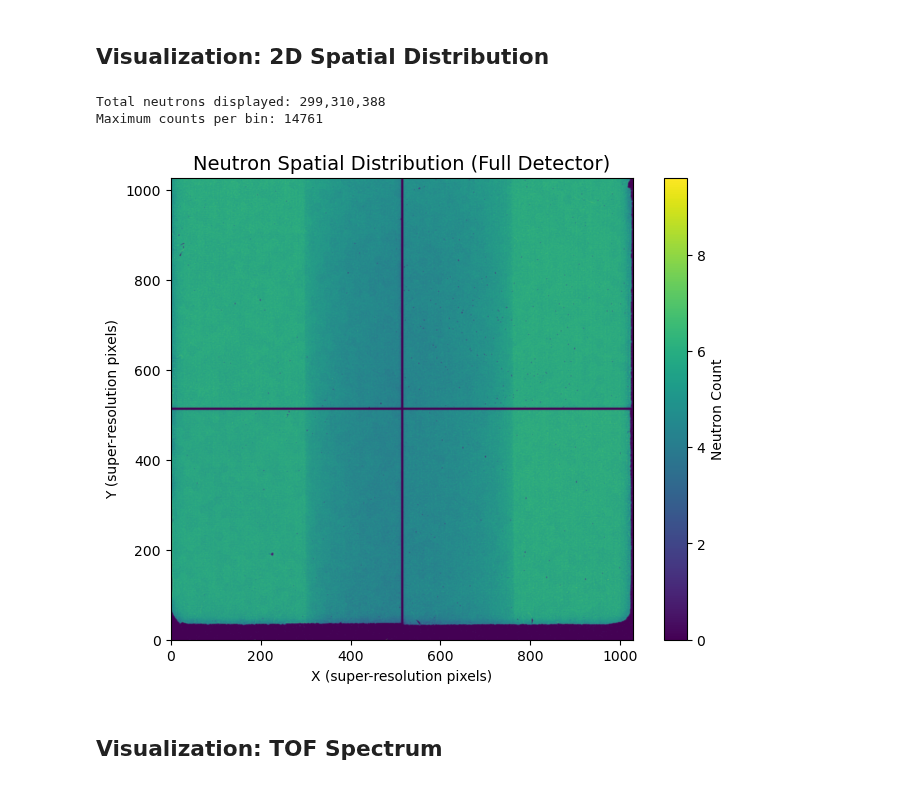
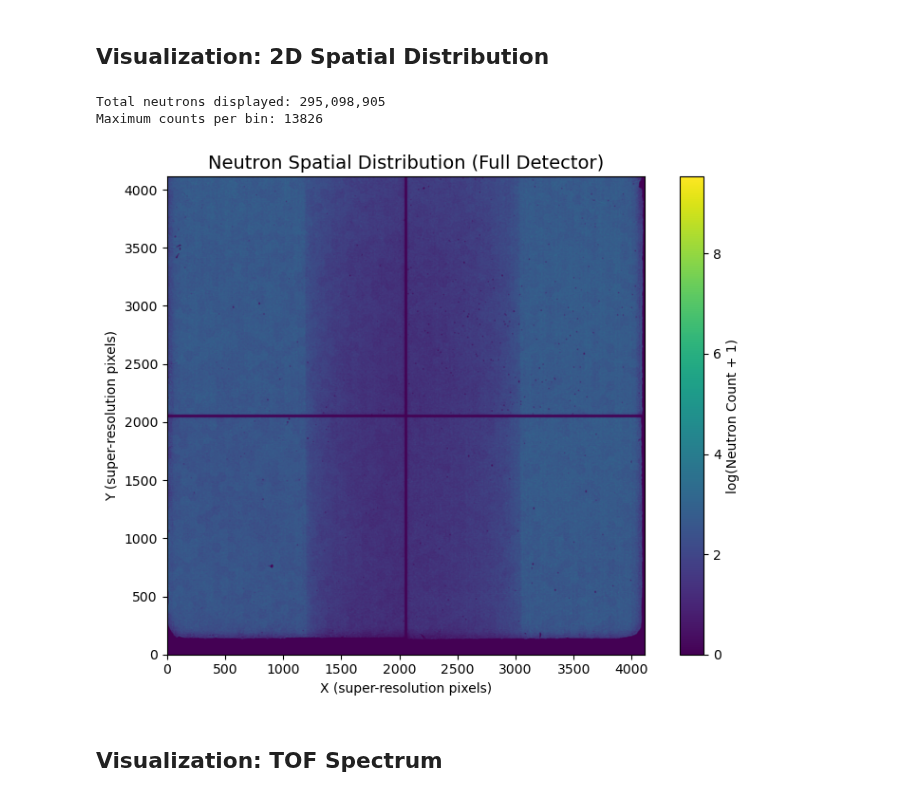
Before and after one commit to ornlneutronimaging/mcpevent2hist, a Jupyter notebook: sophiread/notebooks/direct_tpx3_to_neutrons.ipynb, the cells around one changed output. Saved outputs shown, nothing was run; the diff lists cells and outputs as text; code cells hidden in the pictures.

```diff
--- a/sophiread/notebooks/direct_tpx3_to_neutrons.ipynb
+++ b/sophiread/notebooks/direct_tpx3_to_neutrons.ipynb
@@ -31,17 +31,20 @@ TDCSophiread version: 2.0.0
 # %%
 # Start with VENUS detector defaults
-clustering_config = tdc.ClusteringConfig.venus_defaults()
+config = tdc.NeutronProcessingConfig.venus_defaults()
 
 # Adjust clustering parameters for optimal performance
-clustering_config.abs.radius = 3.0  # Spatial clustering radius in pixels
-clustering_config.abs.neutron_correlation_window = 50.0  # Time window in nanoseconds
-clustering_config.centroid.super_resolution_factor = 2.0  # 2x super-resolution
-clustering_config.centroid.weighted_by_tot = True  # Use TOT weighting
+config.clustering.abs.radius = 5.0  # Spatial clustering radius in pixels
+config.clustering.abs.neutron_correlation_window = 75.0  # Time window in nanoseconds
+config.extraction.super_resolution_factor = 8.0  # 8x super-resolution
+config.extraction.weighted_by_tot = True  # Use TOT weighting
+config.extraction.min_tot_threshold = 0  # No TOT filtering
+config.temporal.enable_deduplication = False  # Disable deduplication for performance
 
-print("Clustering Configuration:")
-print(f"  Algorithm: {clustering_config.clustering_algorithm}")
-print(f"  Spatial radius: {clustering_config.abs.radius} pixels")
-print(f"  Time window: {clustering_config.abs.neutron_correlation_window} ns")
-print(f"  Super-resolution: {clustering_config.centroid.super_resolution_factor}x")
-print(f"  TOT weighting: {clustering_config.centroid.weighted_by_tot}")
+print("Neutron Processing Configuration:")
+print(f"  Clustering algorithm: {config.clustering.algorithm}")
+print(f"  Spatial radius: {config.clustering.abs.radius} pixels")
+print(f"  Time window: {config.clustering.abs.neutron_correlation_window} ns")
+print(f"  Super-resolution: {config.extraction.super_resolution_factor}x")
+print(f"  TOT weighting: {config.extraction.weighted_by_tot}")
+print(f"  Min TOT threshold: {config.extraction.min_tot_threshold}")
 # %% [output]
@@ -57,6 +61,7 @@ Clustering Configuration:
 # Available test files
 data_files = {
     "Ni": "data/Run_8217_April25_2025_Ni_Powder_MCP_TPX3_0_8C_1_9_AngsMin_serval_000000.tpx3",
+    "tiny": "data/tiny.tpx3",
 }
 
 # Find available file
@@ -82,13 +125,12 @@ print("=" * 50)
 
 start_time = time.time()
 
-# Direct conversion with single function call
-# NEW: Returns TDCNeutronView for zero-copy numpy access
-neutron_view = tdc.process_tpx3_to_neutrons(
+# Direct conversion with our implementation
+neutron_view = process_tpx3_to_neutrons(
     file_path=test_file,
     parallel=True,  # Enable parallel processing
     num_threads=0,  # Auto-detect optimal thread count
-    clustering_config=clustering_config,
+    neutron_config=config,
 )
 
 # Convert to numpy array (zero-copy)
@@ -170,43 +216,46 @@ det_venus_config = tdc.DetectorConfig.venus_defaults()
 DETECTOR_PIXELS = det_venus_config.get_chip_size_x() * 2 + 2
 
 # use super-resolution factor from config
-NEUTRON_SUPER_RES = clustering_config.centroid.super_resolution_factor
+NEUTRON_SUPER_RES = config.extraction.super_resolution_factor
 
 # Calculate super-resolution bins
 NEUTRON_BINS = int(DETECTOR_PIXELS * NEUTRON_SUPER_RES)
 
 # visualization
 if "neutrons" in locals() and neutrons is not None:
     fig, ax = plt.subplots(1, 1, figsize=(8, 6))
     # Plot 1: Full detector view
     h1, xedges1, yedges1 = np.histogram2d(
         neutrons["x"],
         neutrons["y"],
         bins=NEUTRON_BINS,
         range=[[0, NEUTRON_BINS], [0, NEUTRON_BINS]],
     )
 
     im1 = ax.imshow(
         np.log1p(h1),
         origin="lower",
         cmap="viridis",
         extent=[xedges1[0], xedges1[-1], yedges1[0], yedges1[-1]],
         interpolation="gaussian",
     )
 
     ax.set_title("Neutron Spatial Distribution (Full Detector)", fontsize=14)
     ax.set_xlabel("X (super-resolution pixels)")
     ax.set_ylabel("Y (super-resolution pixels)")
     ax.set_aspect("equal")
-    plt.colorbar(im1, ax=ax, label="Neutron Count")
+    plt.colorbar(im1, ax=ax, label="log(Neutron Count + 1)")
 
     # Print statistics
     print(f"\nTotal neutrons displayed: {len(neutrons):,}")
     print(f"Maximum counts per bin: {int(h1.max())}")
+
+    plt.tight_layout()
+    plt.show()
 # %% [output]
-Total neutrons displayed: 299,310,388
-Maximum counts per bin: 14761
+Total neutrons displayed: 295,098,905
+Maximum counts per bin: 13826
-[figure, old version]
+[figure, new version]
 # %% [markdown]
 ## Visualization: TOF Spectrum
 # %%
```
Also changed, not shown: parts of 11 cells of this notebook, 14 other files.
